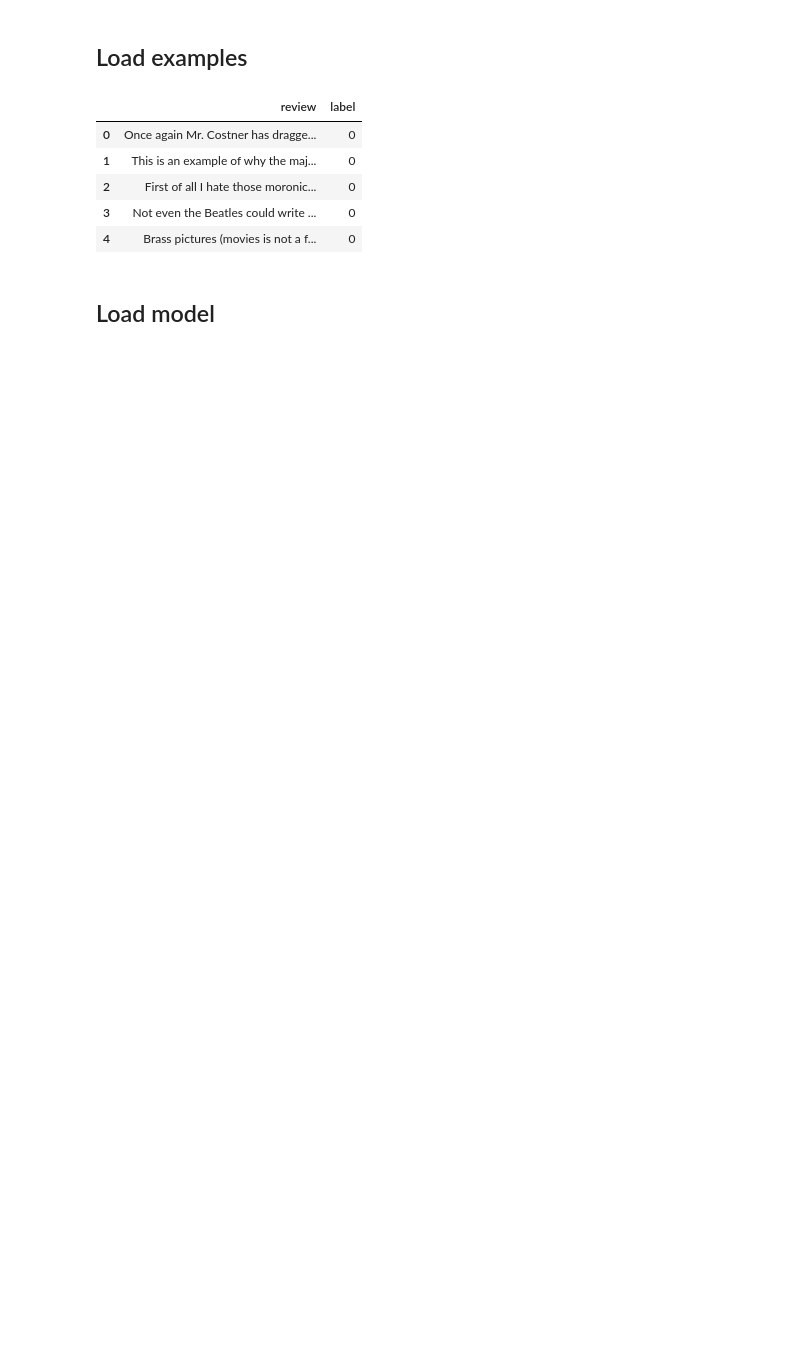
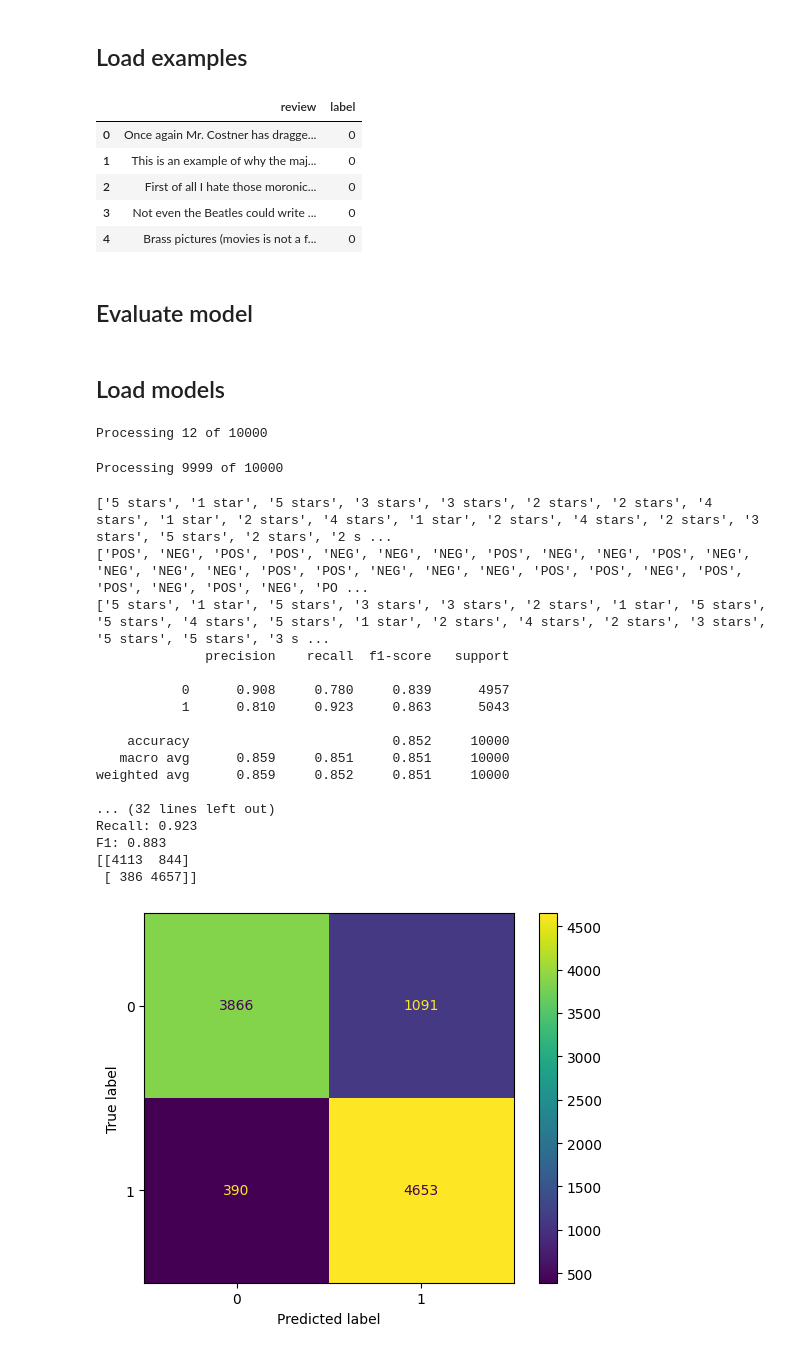
Before and after one commit to Gabp0/machine-learning, a Jupyter notebook: sentiment-analysis/hugging_face_classify.ipynb, the cells around one changed output. Saved outputs shown, nothing was run; the diff lists cells and outputs as text; code cells hidden in the pictures; blank space fills up the shorter version.

```diff
--- a/sentiment-analysis/hugging_face_classify.ipynb
+++ b/sentiment-analysis/hugging_face_classify.ipynb
@@ -3,12 +28,18 @@
 # %%
 import pandas as pd
 
-TEST_FILE = "/home/gab/projetos/machine-learning/sentiment-analysis/data/imdb_master.csv"
+TEST_FILE = "/content/drive/MyDrive/Colab Notebooks/imdb_master.csv"
 
 df = pd.read_csv(TEST_FILE, encoding="ISO-8859-1")
 df.drop(['Unnamed: 0', 'type', 'file'], axis=1, inplace=True)
 df.drop(df[df.label == 'unsup'].index, inplace=True)
 df['label'] = df['label'].map({'neg': 0, 'pos': 1})
+
+sample = df.sample(10000)
+
+X_test = sample['review'].tolist()
+y_test = sample['label'].tolist()
+
 df.head()
 # %% [output]
 |  | review | label |
@@ -18,4 +49,4 @@ df.head()
 | 3 | Not even the Beatles could write ... | 0 |
 | 4 | Brass pictures (movies is not a f... | 0 |
 # %% [markdown]
-## Load model
+## Evaluate model
@@ -21,0 +68,61 @@ df.head()
+# %% [markdown]
+## Load models
+# %%
+from transformers import AutoModelForSequenceClassification, AutoTokenizer, pipeline
+
+model_names = ["nlptown/bert-base-multilingual-uncased-sentiment",
+          "JamesH/Movie_review_sentiment_analysis_model",
+          "LiYuan/amazon-review-sentiment-analysis"]
+
+classifiers = []
+for model_name in model_names:
+  tokenizer = AutoTokenizer.from_pretrained(model_name)
+  model = AutoModelForSequenceClassification.from_pretrained(model_name)
+  classifier = pipeline('sentiment-analysis', model=model, tokenizer=tokenizer, truncation=True, max_length=512, device=0)
+  classifiers.append(classifier)
+# %%
+import sys
+
+y_pred_bert, y_pred_movie, y_pred_amazon = [], [], []
+
+for i, text in enumerate(X_test):
+    sys.stdout.write('\r')
+    sys.stdout.write(f"Processing {i} of {len(X_test)}")
+
+    y_pred_bert.append(classifiers[0](text)[0]['label'])
+    y_pred_movie.append(classifiers[1](text)[0]['label'])
+    y_pred_amazon.append(classifiers[2](text)[0]['label'])
+
+    sys.stdout.flush()
+# %% [output]
+Processing 12 of 10000
+Processing 9999 of 10000
+# %%
+print(y_pred_bert)
+print(y_pred_movie)
+print(y_pred_amazon)
+y_pred_bert_filtered= [0 if int(x.split(" ")[0]) < 3 else 1 for x in y_pred_bert]
+y_pred_movie_filtered = [0 if x == "NEG" else 1 for x in y_pred_movie]
+y_pred_amazon_filtered = [0 if int(x.split(" ")[0]) <= 3 else 1 for x in y_pred_amazon]
+evaluate_model(y_test, y_pred_bert_filtered)
+evaluate_model(y_test, y_pred_movie_filtered)
+evaluate_model(y_test, y_pred_amazon_filtered)
+# %% [output]
+['5 stars', '1 star', '5 stars', '3 stars', '3 stars', '2 stars', '2 stars', '4 stars', '1 star', '2 stars', '4 stars', '1 star', '2 stars', '4 stars', '2 stars', '3 stars', '5 stars', '2 stars', '2 s ...
+['POS', 'NEG', 'POS', 'POS', 'NEG', 'NEG', 'NEG', 'POS', 'NEG', 'NEG', 'POS', 'NEG', 'NEG', 'NEG', 'NEG', 'POS', 'POS', 'NEG', 'NEG', 'NEG', 'POS', 'POS', 'NEG', 'POS', 'POS', 'NEG', 'POS', 'NEG', 'PO ...
+['5 stars', '1 star', '5 stars', '3 stars', '3 stars', '2 stars', '1 star', '5 stars', '5 stars', '4 stars', '5 stars', '1 star', '2 stars', '4 stars', '2 stars', '3 stars', '5 stars', '5 stars', '3 s ...
+              precision    recall  f1-score   support
+
+           0      0.908     0.780     0.839      4957
+           1      0.810     0.923     0.863      5043
+
+    accuracy                          0.852     10000
+   macro avg      0.859     0.851     0.851     10000
+weighted avg      0.859     0.852     0.851     10000
+
+... (32 lines left out)
+Recall: 0.923
+F1: 0.883
+[[4113  844]
+ [ 386 4657]]
+[figure, added]
```
Also changed, not shown: parts of 19 cells of this notebook, 4 other files.
